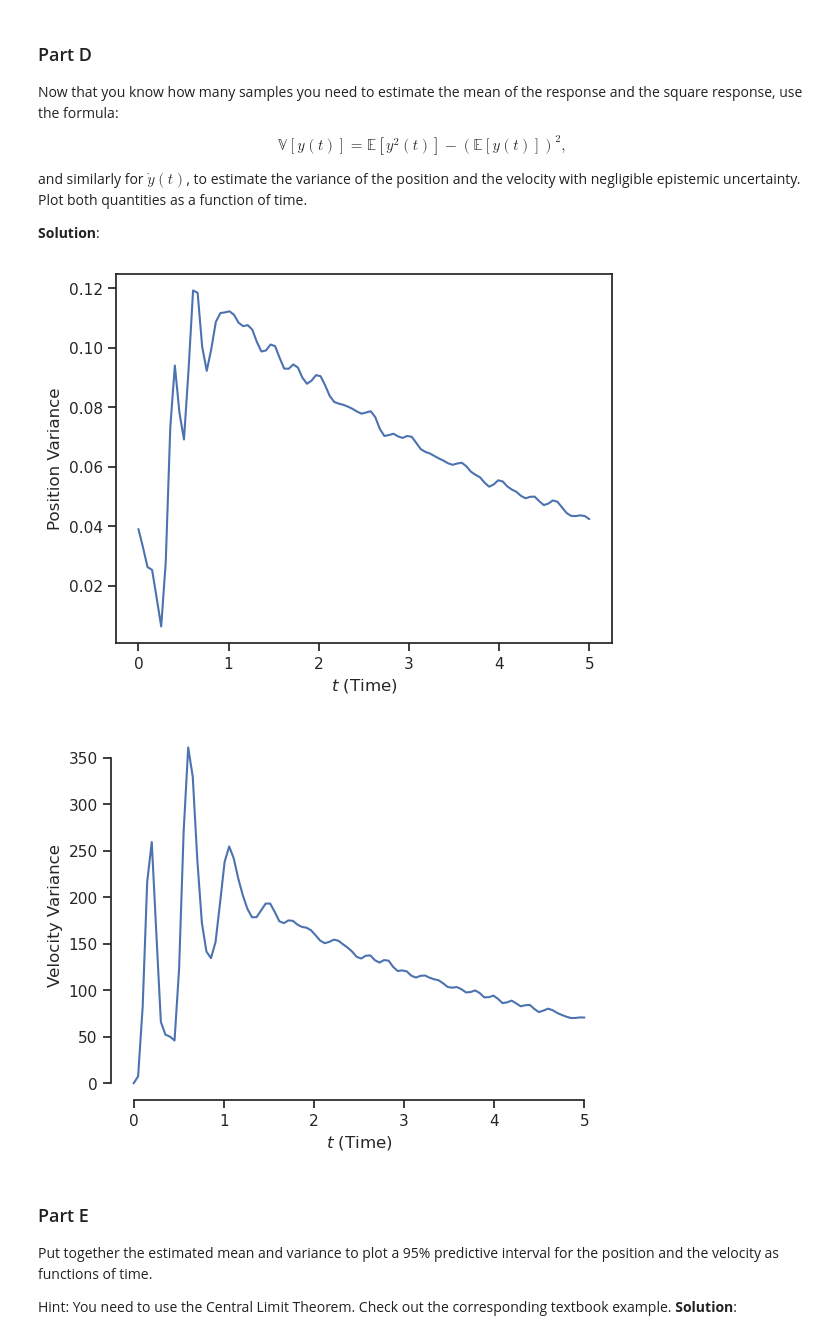
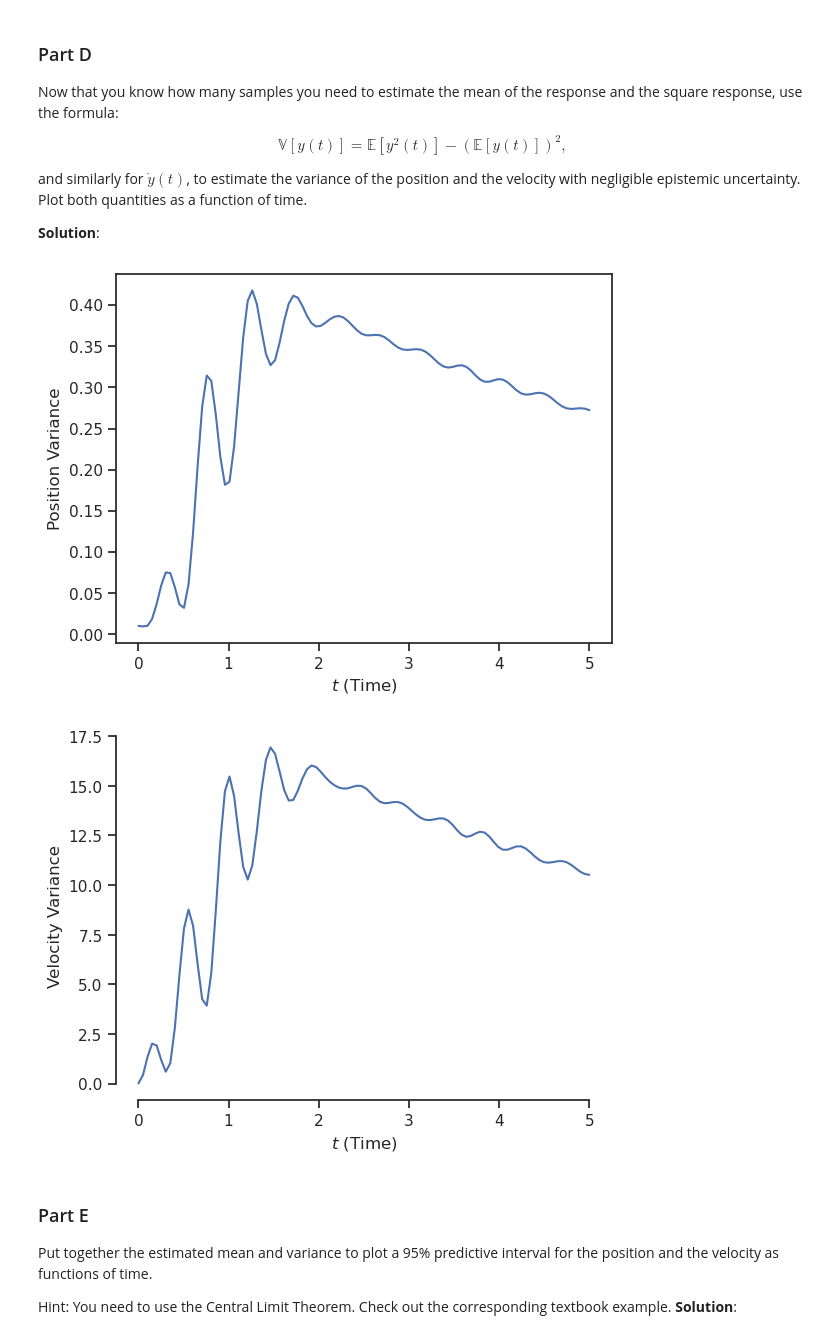
Before and after one commit to zeligerstav/data-analytics-se, a Jupyter notebook: lecturebook/homework/homework-03.ipynb, the cells around one changed output. Cells and saved outputs as stored; diff of their text form; code cells hidden in the pictures.

```diff
--- a/lecturebook/homework/homework-03.ipynb
+++ b/lecturebook/homework/homework-03.ipynb
@@ -380,38 +380,38 @@ Plot both quantities as a function of time.
 # %%
 samples = take_samples_from_solver(2500)
 # Your code here
 meanPos = np.zeros((np.size(samples[0,:,0])))
 meanVel = np.zeros((np.size(samples[0,:,0])))
 meanSquaredVel = np.zeros((np.size(samples[0,:,0])))
 velocityVar = np.zeros((np.size(samples[0,:,0])))
 meanSquaredPos = np.zeros((np.size(samples[0,:,0])))
 posVar = np.zeros((np.size(samples[0,:,0])))
 
 for iter in range(np.size(samples[0,:,0])):
-    meanPos[iter] = np.mean(samples[:, iter, 0]**2)
-    meanSquaredPos[iter] = np.mean(samples[:, iter, 0]**4)
+    meanPos[iter] = np.mean(samples[:, iter, 0])
+    meanSquaredPos[iter] = np.mean(samples[:, iter, 0]**2)
     posVar[iter] = meanSquaredPos[iter] - meanPos[iter]**2
 
-    meanVel[iter] = np.mean(samples[:, iter, 1]**2)
-    meanSquaredVel[iter] = np.mean(samples[:, iter, 1]**4)
+    meanVel[iter] = np.mean(samples[:, iter, 1])
+    meanSquaredVel[iter] = np.mean(samples[:, iter, 1]**2)
     velocityVar[iter] = meanSquaredVel[iter] - meanVel[iter]**2
 
 
 fig1, ax1 = plt.subplots()
 ax1.set_xlabel('$t$ (Time)')
 ax1.set_ylabel('Position Variance')
 
 fig2, ax2 = plt.subplots()
 ax2.set_xlabel('$t$ (Time)')
 ax2.set_ylabel('Velocity Variance')
 
 ax1.plot(solver.t, posVar)
 ax2.plot(solver.t, velocityVar)
 
 sns.despine(trim=True);
 # %% [output]
-[figure, old version]
+[figure, new version]
-[figure, old version]
+[figure, new version]
 # %% [markdown]
 ### Part E
 
```
Also changed, not shown: parts of 13 cells of this notebook.
